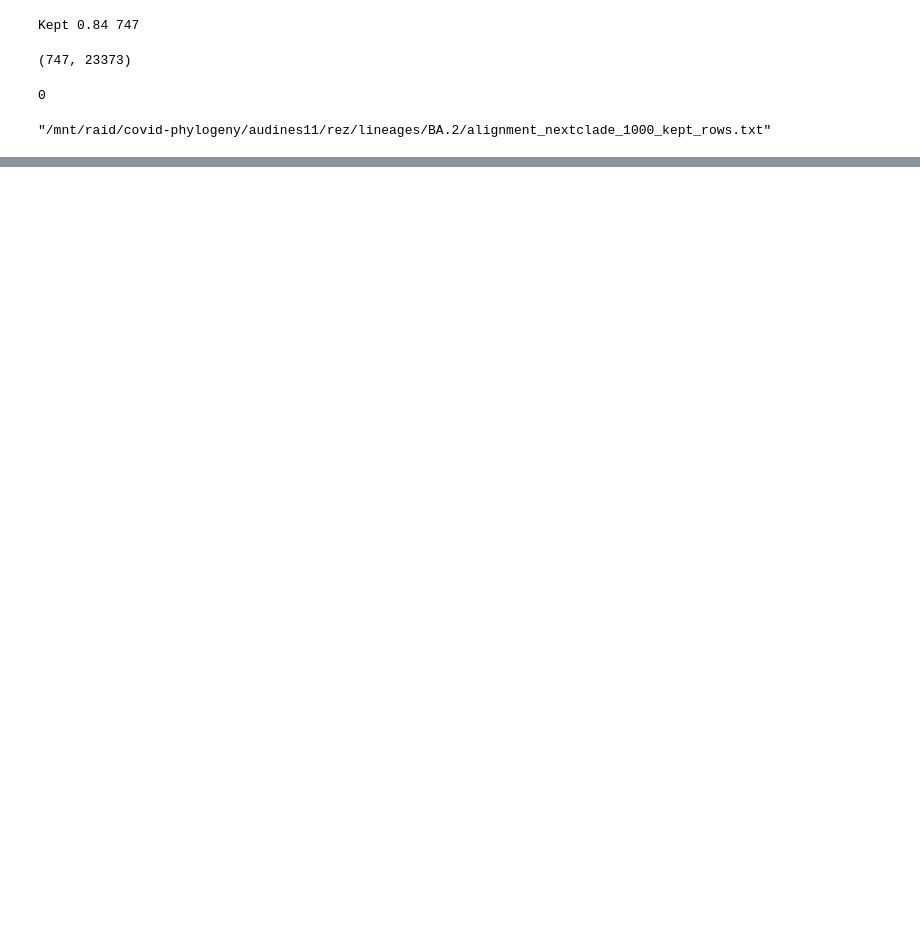
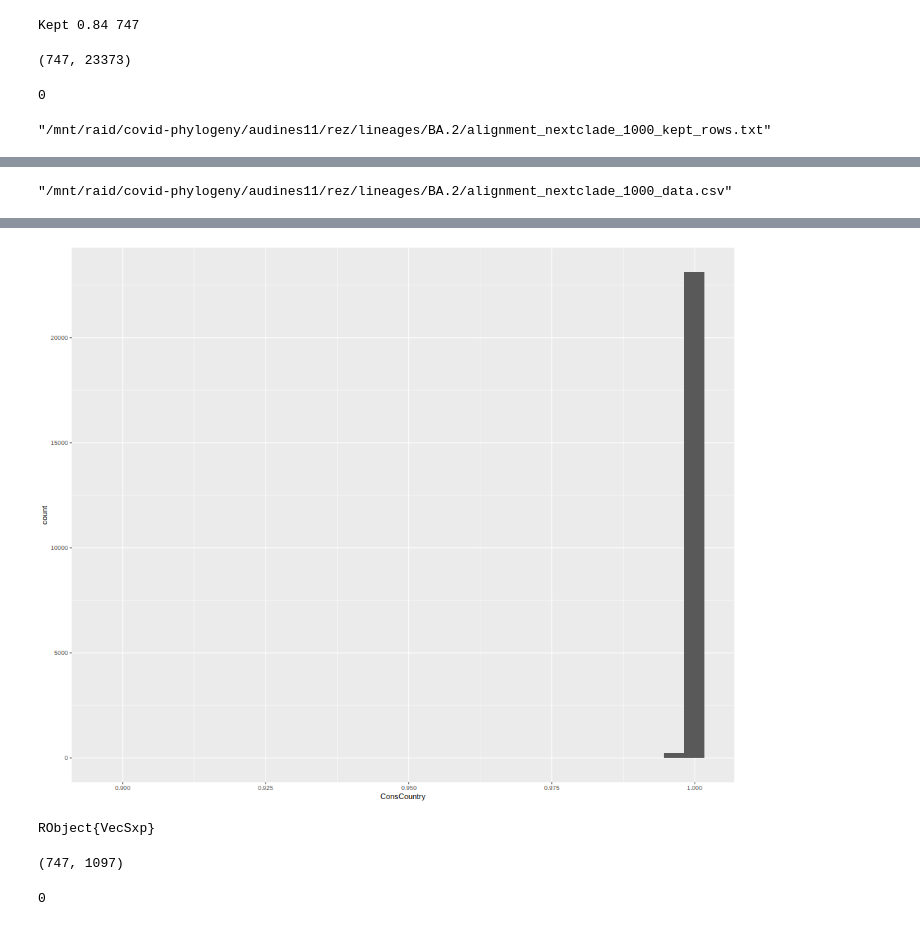
Before and after one commit to GediminasA/JuliaClusterAndTreeTools, a Jupyter notebook: notebooks/test_aln.ipynb, the cells around one changed output, grey strips where cells are left out. Drawn from its saved outputs; the diff is of its cells as text; code cells hidden in the pictures; blank space fills up the shorter version.

```diff
--- a/notebooks/test_aln.ipynb
+++ b/notebooks/test_aln.ipynb
@@ -436,0 +421,2 @@ dr2_N0
+# %%
+df_full_set.Rorg = map((x) -> reference_seq[x], df_full_set.NRorg)
@@ -436,0 +538,3 @@ dr2_N0
+# %%
+size(out_full)
+entropy_values_country, conservation_values_country = aln_conservation(aln)
@@ -436,0 +543,3 @@ dr2_N0
+# %%
+df_full_set.ConsCountry = conservation_values_country
+df_full_set.EntropyCountry = entropy_values_country
@@ -436,0 +564,14 @@ dr2_N0
+# %%
+df_full_set.Reference = map( (x) -> string(x), df_full_set.Reference )
+df_full_set.Rorg = map( (x) -> string(x), df_full_set.Rorg )
+#select!(df_full_set, Not([:Rorg]))
+CSV.write(conservation_data,df_full_set)
+# %% [output]
+"/mnt/raid/covid-phylogeny/audines11/rez/lineages/BA.2/alignment_nextclade_1000_data.csv"
+# %%
+@rput df_full_set
+R"""
+ggplot(data = df_full_set) +
+geom_histogram(aes(x=ConsCountry))
+"""
+# %% [output]
@@ -436,0 +580,13 @@ dr2_N0
+[figure, added]
+RObject{VecSxp}
+# %%
+size(aln.M)
+df_full_set
+#spit out only non conservative columns
+pos_non_cons = df_full_set.NR[df_full_set.EntropyFull .> 0]
+sub_alignment_columnwise!(aln, pos_non_cons)
+println(size(aln.M))
+JuliaClusterAndTreeTools.write_to_fasta(aln, output_file_nonconspoz_name)
+# %% [output]
+(747, 1097)
+0
```
Also changed, not shown: parts of 37 cells of this notebook, 5 other files.
